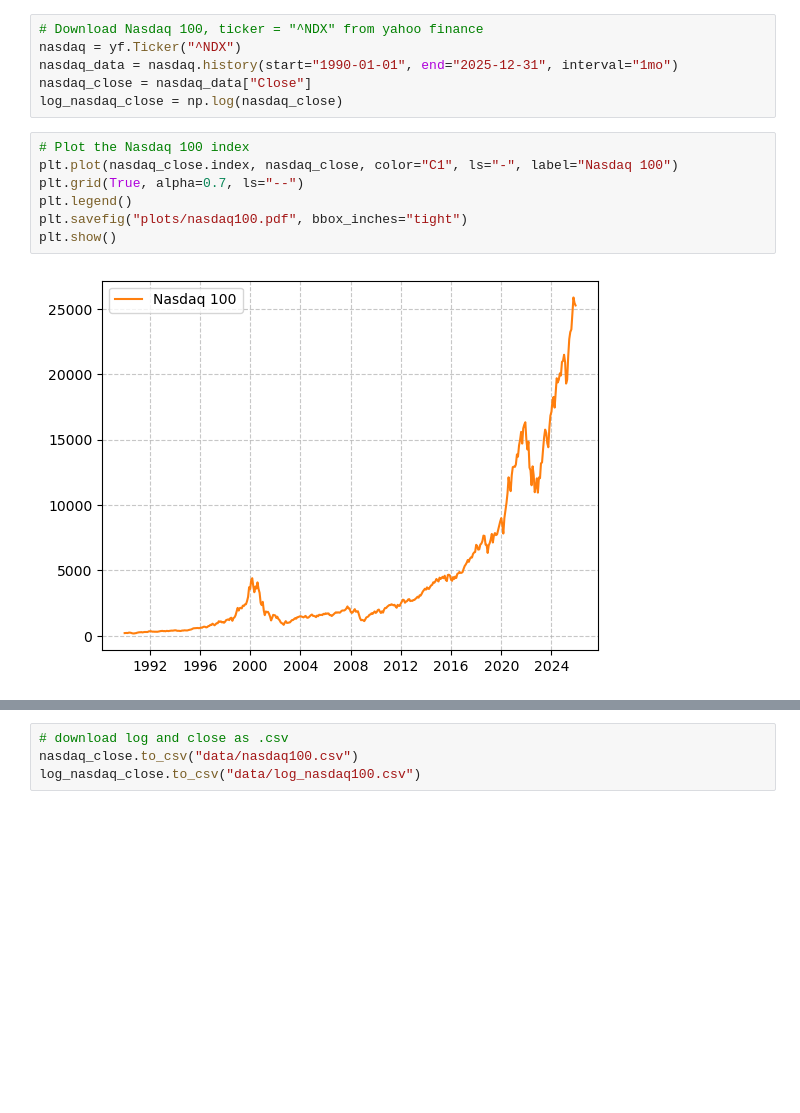
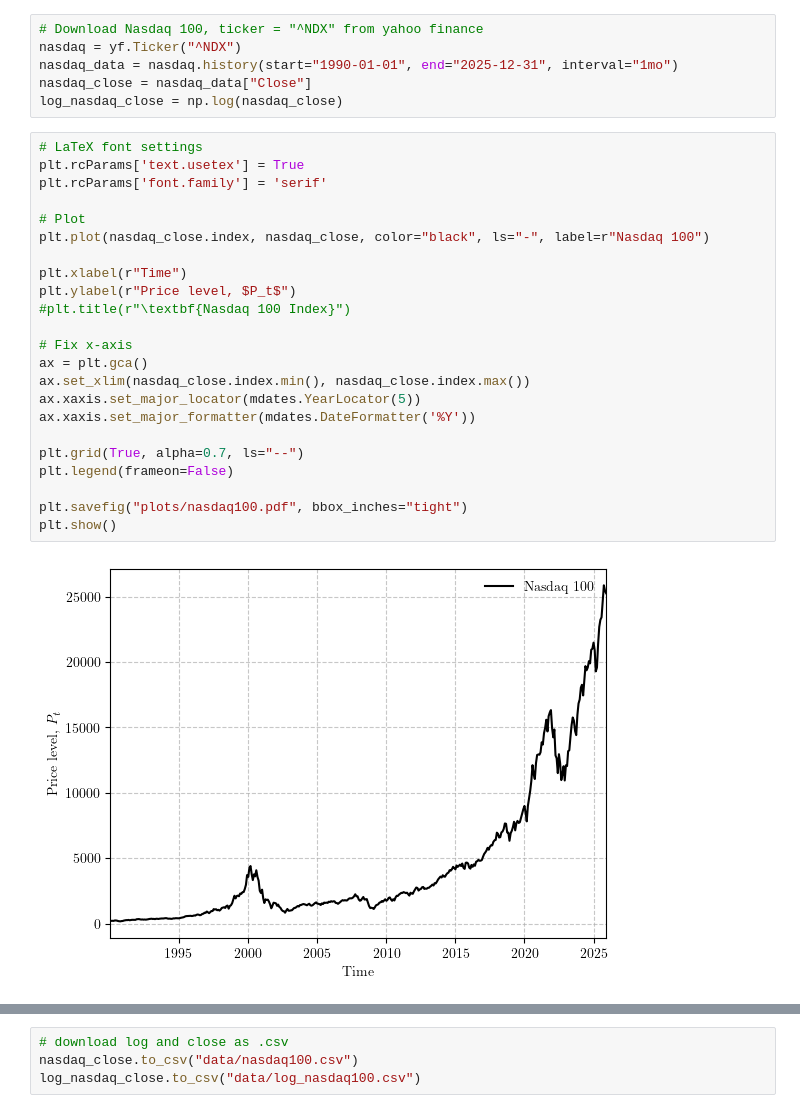
Before and after one commit to emilfriis/Bachelor, a Jupyter notebook: empirical_testing/nasdaq100/nasdaq100.ipynb, the cells around one changed output, grey strips where cells are left out. Cells and saved outputs as stored; diff of their text form; blank space fills up the shorter version.

```diff
--- a/empirical_testing/nasdaq100/nasdaq100.ipynb
+++ b/empirical_testing/nasdaq100/nasdaq100.ipynb
@@ -23,11 +23,27 @@ nasdaq_data = nasdaq.history(start="1990-01-01", end="2025-12-31", interval="1mo
 nasdaq_close = nasdaq_data["Close"]
 log_nasdaq_close = np.log(nasdaq_close)
 # %%
-# Plot the Nasdaq 100 index
-plt.plot(nasdaq_close.index, nasdaq_close, color="C1", ls="-", label="Nasdaq 100")
+# LaTeX font settings
+plt.rcParams['text.usetex'] = True
+plt.rcParams['font.family'] = 'serif'
+
+# Plot
+plt.plot(nasdaq_close.index, nasdaq_close, color="black", ls="-", label=r"Nasdaq 100")
+
+plt.xlabel(r"Time")
+plt.ylabel(r"Price level, $P_t$")
+#plt.title(r"\textbf{Nasdaq 100 Index}")
+
+# Fix x-axis
+ax = plt.gca()
+ax.set_xlim(nasdaq_close.index.min(), nasdaq_close.index.max())
+ax.xaxis.set_major_locator(mdates.YearLocator(5))
+ax.xaxis.set_major_formatter(mdates.DateFormatter('%Y'))
+
 plt.grid(True, alpha=0.7, ls="--")
-plt.legend()
+plt.legend(frameon=False)
+
 plt.savefig("plots/nasdaq100.pdf", bbox_inches="tight")
 plt.show()
 # %% [output]
-[figure, old version]
+[figure, new version]
```
Also changed, not shown: parts of 3 cells of this notebook, 1 other file.
